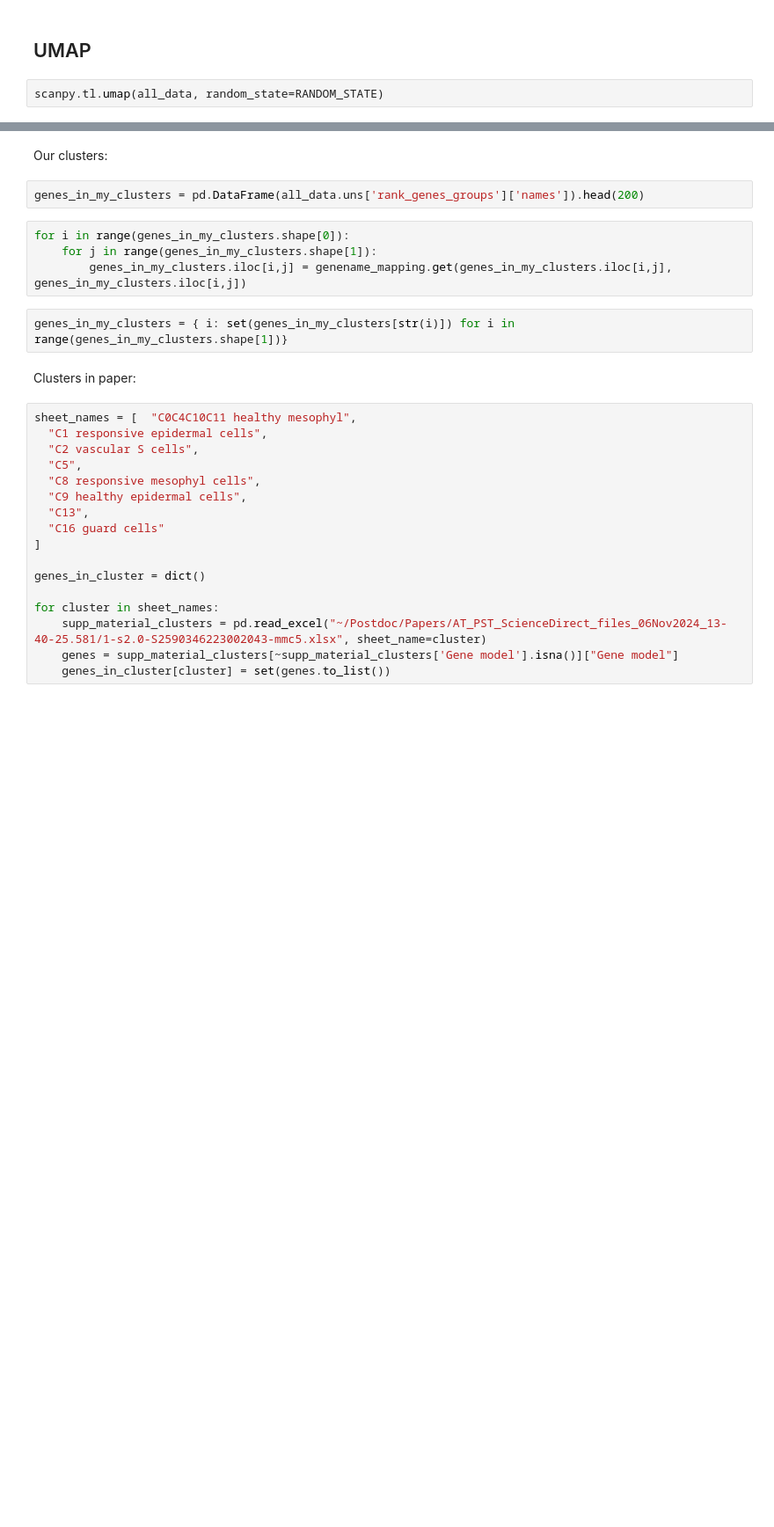
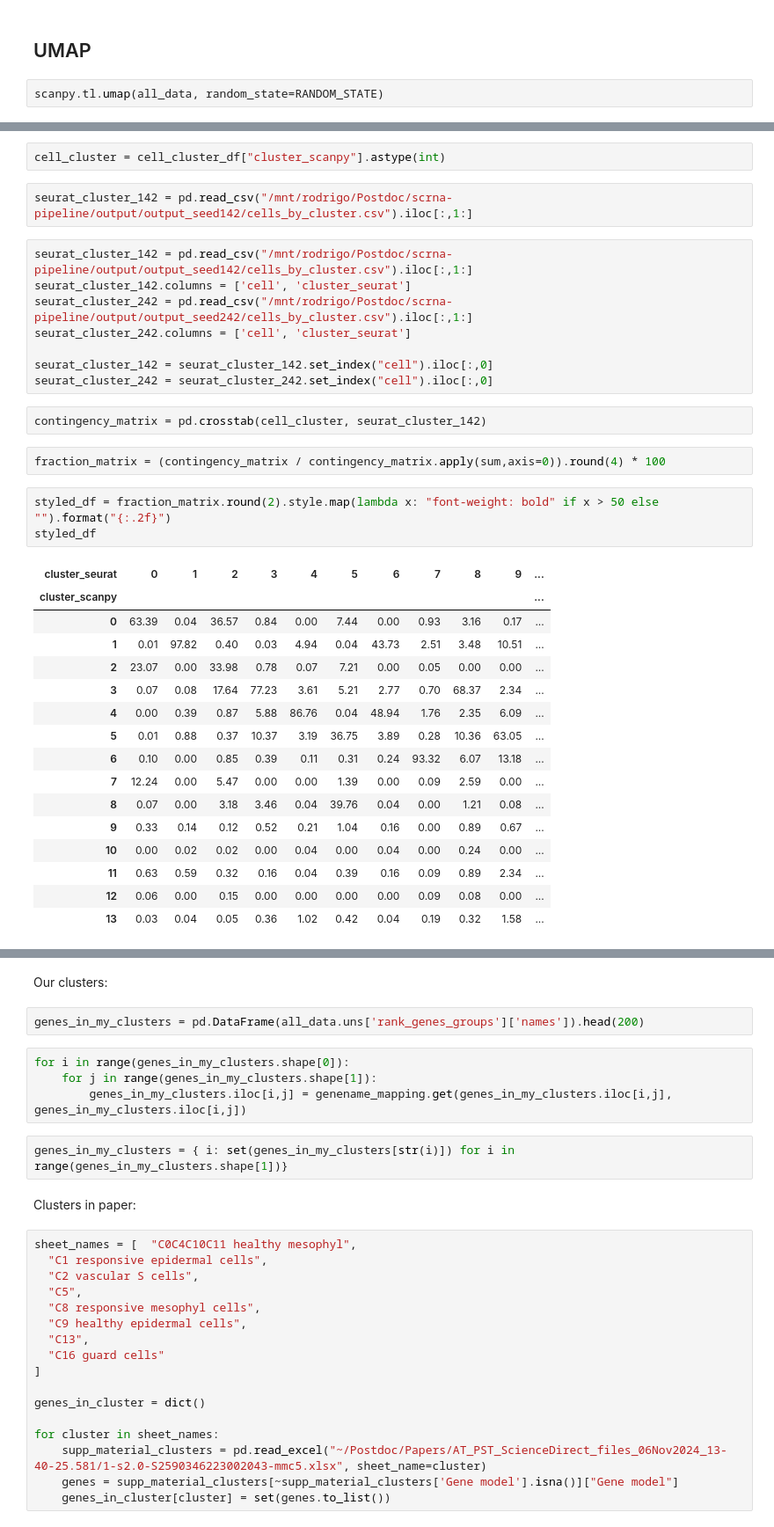
Before and after one commit to rbonazzola/scrna-pipeline, a Jupyter notebook: pipeline.ipynb, the cells around one changed output, grey strips where cells are left out. Shown at 88% size. Cells and saved outputs as stored; diff of their text form; blank space fills up the shorter version.

```diff
--- a/pipeline.ipynb
+++ b/pipeline.ipynb
@@ -161,0 +346,36 @@ scanpy.pl.rank_genes_groups(all_data, n_genes=20, sharey=False)
+# %%
+cell_cluster = cell_cluster_df["cluster_scanpy"].astype(int)
+# %%
+seurat_cluster_142 = pd.read_csv("/mnt/rodrigo/Postdoc/scrna-pipeline/output/output_seed142/cells_by_cluster.csv").iloc[:,1:]
+# %%
+seurat_cluster_142 = pd.read_csv("/mnt/rodrigo/Postdoc/scrna-pipeline/output/output_seed142/cells_by_cluster.csv").iloc[:,1:]
+seurat_cluster_142.columns = ['cell', 'cluster_seurat']
+seurat_cluster_242 = pd.read_csv("/mnt/rodrigo/Postdoc/scrna-pipeline/output/output_seed242/cells_by_cluster.csv").iloc[:,1:]
+seurat_cluster_242.columns = ['cell', 'cluster_seurat']
+
+seurat_cluster_142 = seurat_cluster_142.set_index("cell").iloc[:,0]
+seurat_cluster_242 = seurat_cluster_242.set_index("cell").iloc[:,0]
+# %%
+contingency_matrix = pd.crosstab(cell_cluster, seurat_cluster_142)
+# %%
+fraction_matrix = (contingency_matrix / contingency_matrix.apply(sum,axis=0)).round(4) * 100
+# %%
+styled_df = fraction_matrix.round(2).style.map(lambda x: "font-weight: bold" if x > 50 else "").format("{:.2f}")
+styled_df
+# %% [output]
+| cluster_seurat | 0 | 1 | 2 | 3 | 4 | 5 | 6 | 7 | 8 | 9 | ... |
+| cluster_scanpy |  |  |  |  |  |  |  |  |  |  | ... |
+| 0 | 63.39 | 0.04 | 36.57 | 0.84 | 0.00 | 7.44 | 0.00 | 0.93 | 3.16 | 0.17 | ... |
+| 1 | 0.01 | 97.82 | 0.40 | 0.03 | 4.94 | 0.04 | 43.73 | 2.51 | 3.48 | 10.51 | ... |
+| 2 | 23.07 | 0.00 | 33.98 | 0.78 | 0.07 | 7.21 | 0.00 | 0.05 | 0.00 | 0.00 | ... |
+| 3 | 0.07 | 0.08 | 17.64 | 77.23 | 3.61 | 5.21 | 2.77 | 0.70 | 68.37 | 2.34 | ... |
+| 4 | 0.00 | 0.39 | 0.87 | 5.88 | 86.76 | 0.04 | 48.94 | 1.76 | 2.35 | 6.09 | ... |
+| 5 | 0.01 | 0.88 | 0.37 | 10.37 | 3.19 | 36.75 | 3.89 | 0.28 | 10.36 | 63.05 | ... |
+| 6 | 0.10 | 0.00 | 0.85 | 0.39 | 0.11 | 0.31 | 0.24 | 93.32 | 6.07 | 13.18 | ... |
+| 7 | 12.24 | 0.00 | 5.47 | 0.00 | 0.00 | 1.39 | 0.00 | 0.09 | 2.59 | 0.00 | ... |
+| 8 | 0.07 | 0.00 | 3.18 | 3.46 | 0.04 | 39.76 | 0.04 | 0.00 | 1.21 | 0.08 | ... |
+| 9 | 0.33 | 0.14 | 0.12 | 0.52 | 0.21 | 1.04 | 0.16 | 0.00 | 0.89 | 0.67 | ... |
+| 10 | 0.00 | 0.02 | 0.02 | 0.00 | 0.04 | 0.00 | 0.04 | 0.00 | 0.24 | 0.00 | ... |
+| 11 | 0.63 | 0.59 | 0.32 | 0.16 | 0.04 | 0.39 | 0.16 | 0.09 | 0.89 | 2.34 | ... |
+| 12 | 0.06 | 0.00 | 0.15 | 0.00 | 0.00 | 0.00 | 0.00 | 0.09 | 0.08 | 0.00 | ... |
+| 13 | 0.03 | 0.04 | 0.05 | 0.36 | 1.02 | 0.42 | 0.04 | 0.19 | 0.32 | 1.58 | ... |
```
Also changed, not shown: parts of 38 cells of this notebook.
